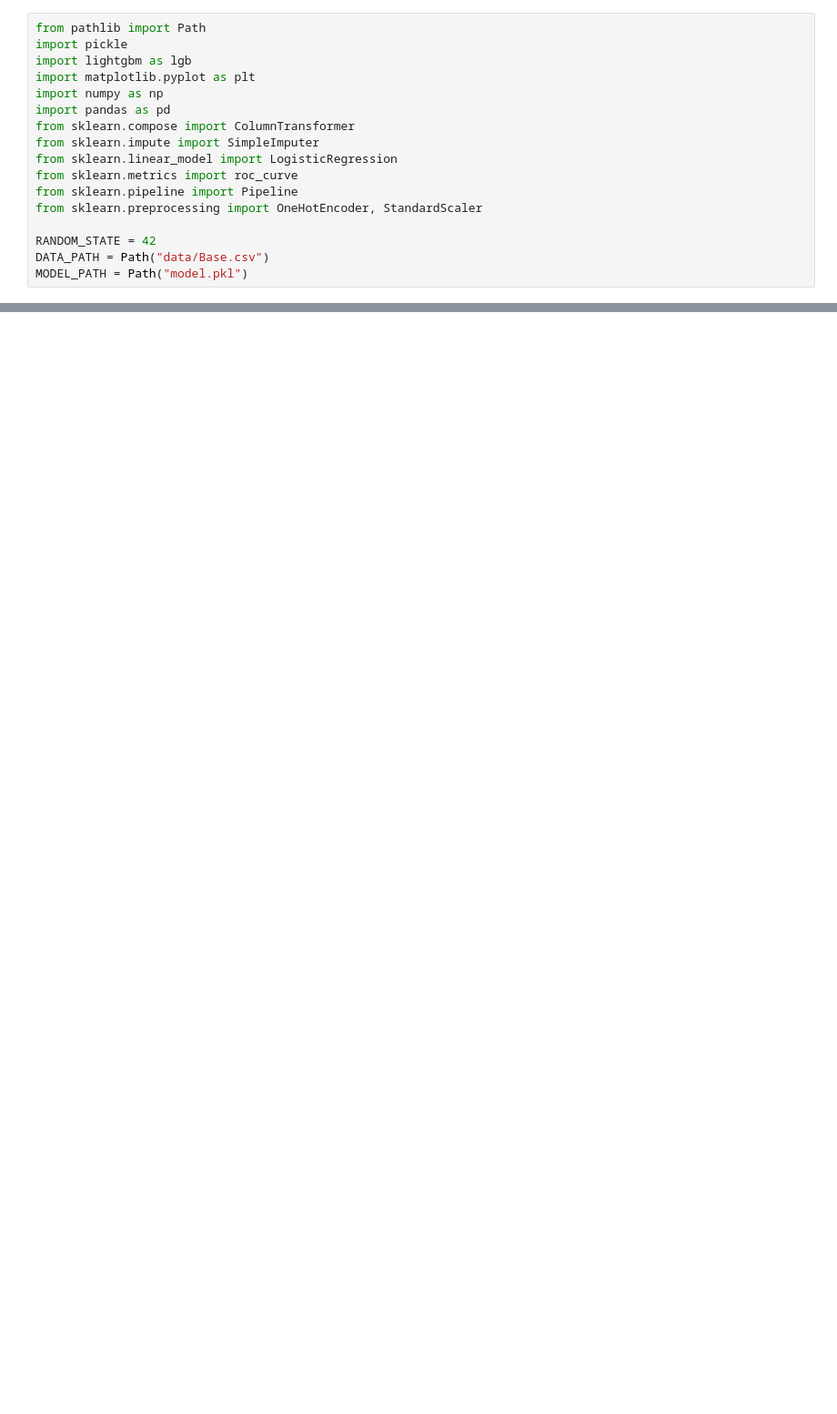
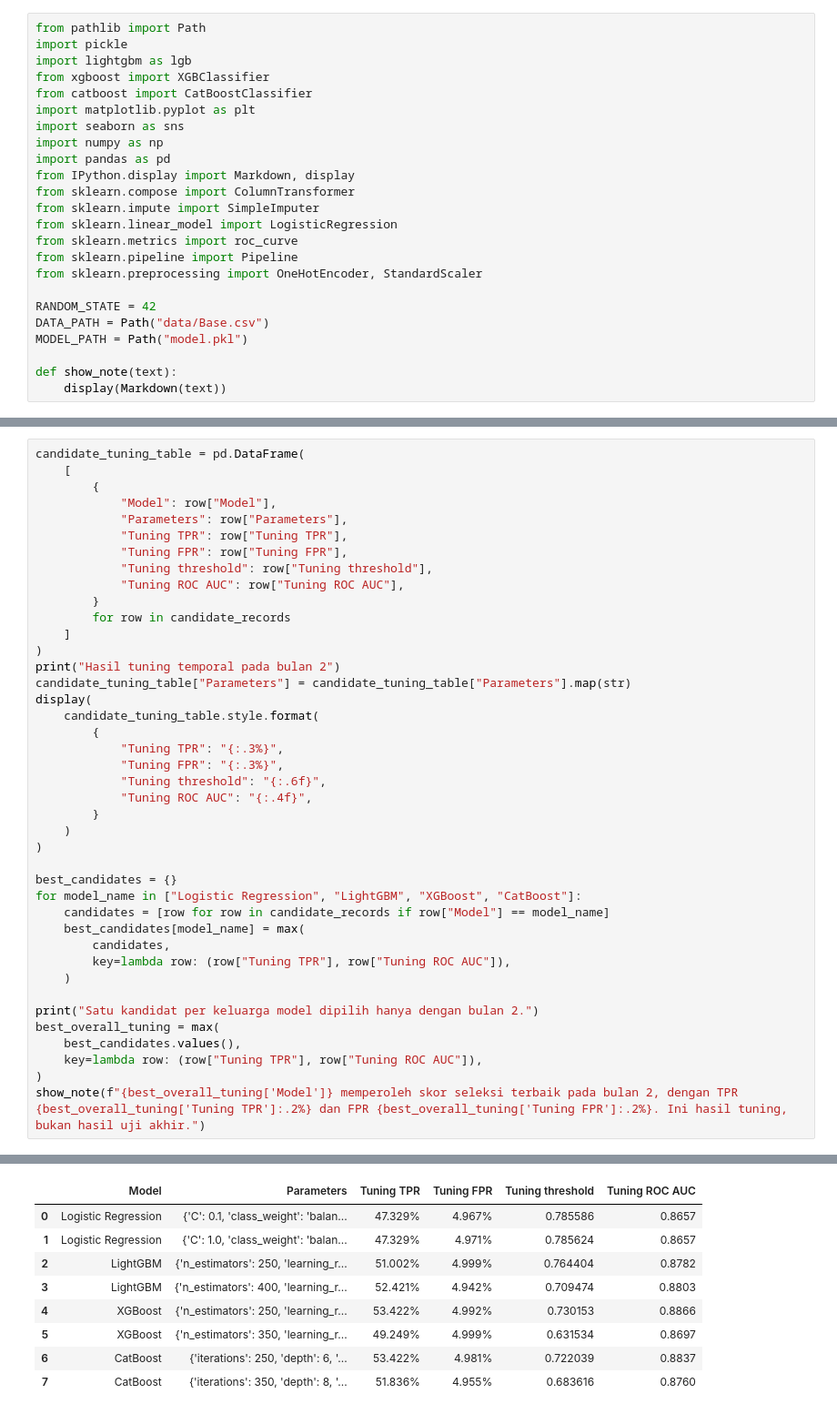
Before and after one commit to AkhtarAbraar/Bank-Fraud-Prediction-Model, a Jupyter notebook: kasus-a.ipynb, the cells around one changed output, grey strips where cells are left out. Shown at 91% size. Saved outputs shown, nothing was run; the diff lists cells and outputs as text; blank space fills up the shorter version.

```diff
--- a/kasus-a.ipynb
+++ b/kasus-a.ipynb
@@ -14,9 +22,13 @@
 from pathlib import Path
 import pickle
 import lightgbm as lgb
+from xgboost import XGBClassifier
+from catboost import CatBoostClassifier
 import matplotlib.pyplot as plt
+import seaborn as sns
 import numpy as np
 import pandas as pd
+from IPython.display import Markdown, display
 from sklearn.compose import ColumnTransformer
 from sklearn.impute import SimpleImputer
 from sklearn.linear_model import LogisticRegression
@@ -27,6 +39,9 @@ from sklearn.preprocessing import OneHotEncoder, StandardScaler
 RANDOM_STATE = 42
 DATA_PATH = Path("data/Base.csv")
 MODEL_PATH = Path("model.pkl")
+
+def show_note(text):
+    display(Markdown(text))
 # %%
 if not DATA_PATH.exists():
     raise FileNotFoundError(
@@ -280,0 +501,42 @@ ROC AUC diagnostics (validation, month == 3)
+# %%
+candidate_tuning_table = pd.DataFrame(
+    [
+        {
+            "Model": row["Model"],
+            "Parameters": row["Parameters"],
+            "Tuning TPR": row["Tuning TPR"],
+            "Tuning FPR": row["Tuning FPR"],
+            "Tuning threshold": row["Tuning threshold"],
+            "Tuning ROC AUC": row["Tuning ROC AUC"],
+        }
+        for row in candidate_records
+    ]
+)
+print("Hasil tuning temporal pada bulan 2")
+candidate_tuning_table["Parameters"] = candidate_tuning_table["Parameters"].map(str)
+display(
+    candidate_tuning_table.style.format(
+        {
+            "Tuning TPR": "{:.3%}",
+            "Tuning FPR": "{:.3%}",
+            "Tuning threshold": "{:.6f}",
+            "Tuning ROC AUC": "{:.4f}",
+        }
+    )
+)
+
+best_candidates = {}
+for model_name in ["Logistic Regression", "LightGBM", "XGBoost", "CatBoost"]:
+    candidates = [row for row in candidate_records if row["Model"] == model_name]
+    best_candidates[model_name] = max(
+        candidates,
+        key=lambda row: (row["Tuning TPR"], row["Tuning ROC AUC"]),
+    )
+
+print("Satu kandidat per keluarga model dipilih hanya dengan bulan 2.")
+best_overall_tuning = max(
+    best_candidates.values(),
+    key=lambda row: (row["Tuning TPR"], row["Tuning ROC AUC"]),
+)
+show_note(f"{best_overall_tuning['Model']} memperoleh skor seleksi terbaik pada bulan 2, dengan TPR {best_overall_tuning['Tuning TPR']:.2%} dan FPR {best_overall_tuning['Tuning FPR']:.2%}. Ini hasil tuning, bukan hasil uji akhir.")
+# %% [output]
@@ -280,0 +544,9 @@ ROC AUC diagnostics (validation, month == 3)
+|  | Model | Parameters | Tuning TPR | Tuning FPR | Tuning threshold | Tuning ROC AUC |
+| 0 | Logistic Regression | {'C': 0.1, 'class_weight': 'balan... | 47.329% | 4.967% | 0.785586 | 0.8657 |
+| 1 | Logistic Regression | {'C': 1.0, 'class_weight': 'balan... | 47.329% | 4.971% | 0.785624 | 0.8657 |
+| 2 | LightGBM | {'n_estimators': 250, 'learning_r... | 51.002% | 4.999% | 0.764404 | 0.8782 |
+| 3 | LightGBM | {'n_estimators': 400, 'learning_r... | 52.421% | 4.942% | 0.709474 | 0.8803 |
+| 4 | XGBoost | {'n_estimators': 250, 'learning_r... | 53.422% | 4.992% | 0.730153 | 0.8866 |
+| 5 | XGBoost | {'n_estimators': 350, 'learning_r... | 49.249% | 4.999% | 0.631534 | 0.8697 |
+| 6 | CatBoost | {'iterations': 250, 'depth': 6, '... | 53.422% | 4.981% | 0.722039 | 0.8837 |
+| 7 | CatBoost | {'iterations': 350, 'depth': 8, '... | 51.836% | 4.955% | 0.683616 | 0.8760 |
```
Also changed, not shown: parts of 31 cells of this notebook, 3 other files.
